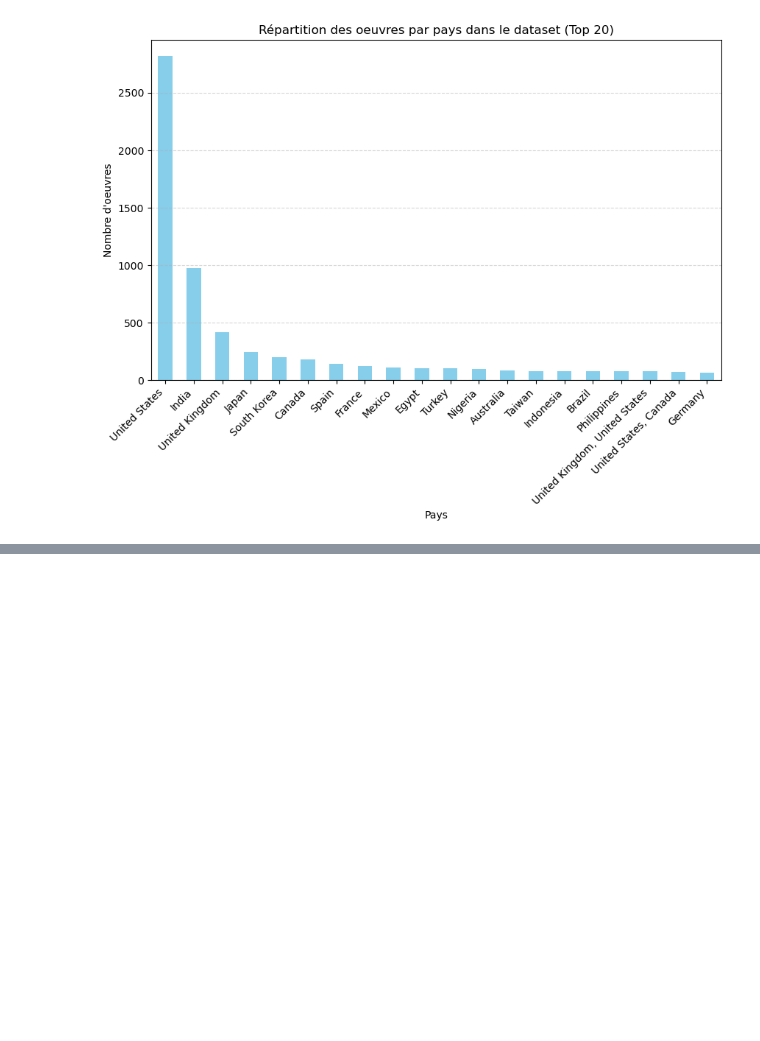
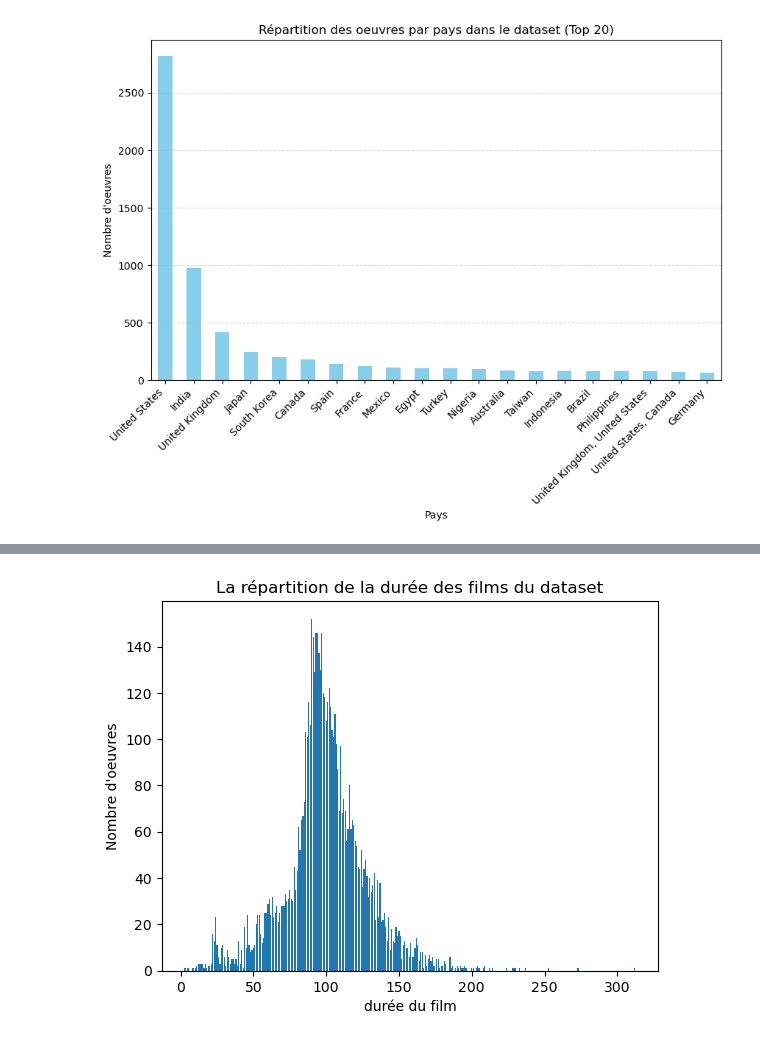
Before and after one commit to leo-carrey/Netflix-Insights, a Jupyter notebook: Netflix_Data_Analysis.ipynb, the cells around one changed output, grey strips where cells are left out. Cells and saved outputs as stored; diff of their text form; code cells hidden in the pictures; blank space fills up the shorter version.

```diff
--- a/Netflix_Data_Analysis.ipynb
+++ b/Netflix_Data_Analysis.ipynb
@@ -290,0 +303,11 @@ plt.show()
+# %%
+movies = data_frame[data_frame['type'] == 'Movie']
+movies_duration = movies["duration"].value_counts()
+
+plt.bar(movies_duration.index, movies_duration)
+plt.xlabel('durée du film')
+plt.ylabel("Nombre d'oeuvres")
+plt.title('La répartition de la durée des films du dataset')
+plt.show()
+# %% [output]
+[figure, added]
```
Also changed, not shown: parts of 9 cells of this notebook.
